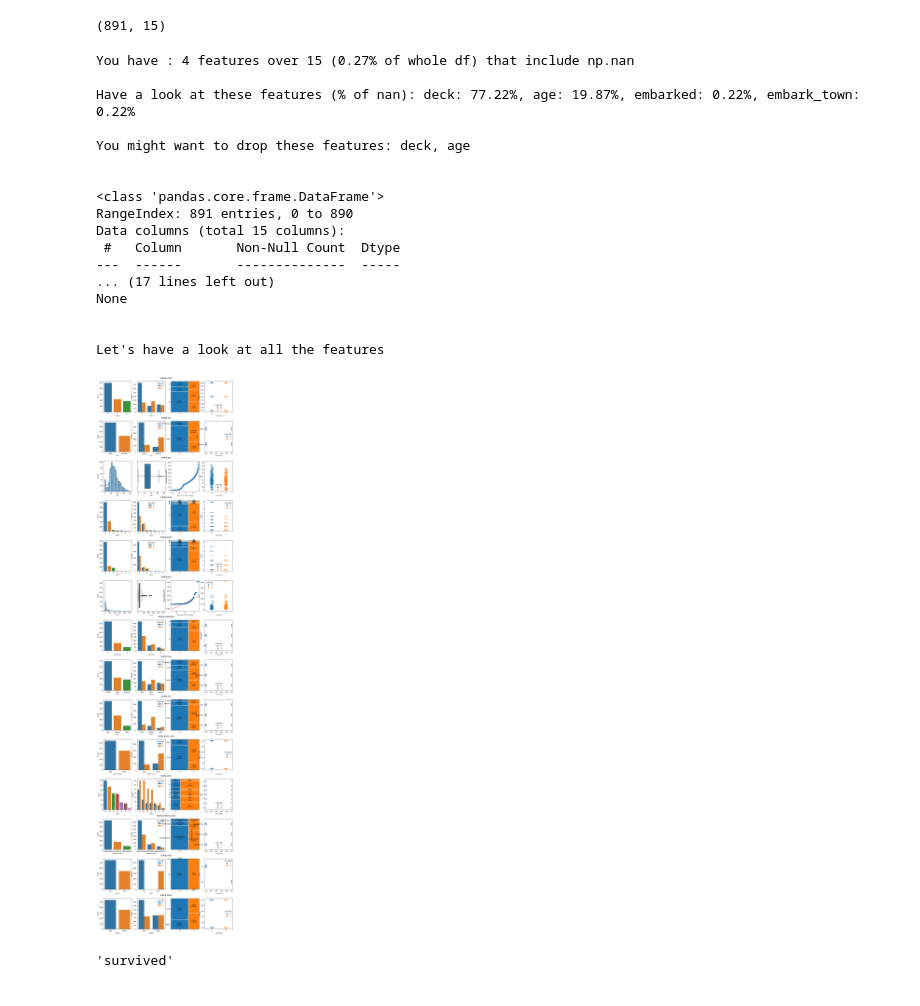
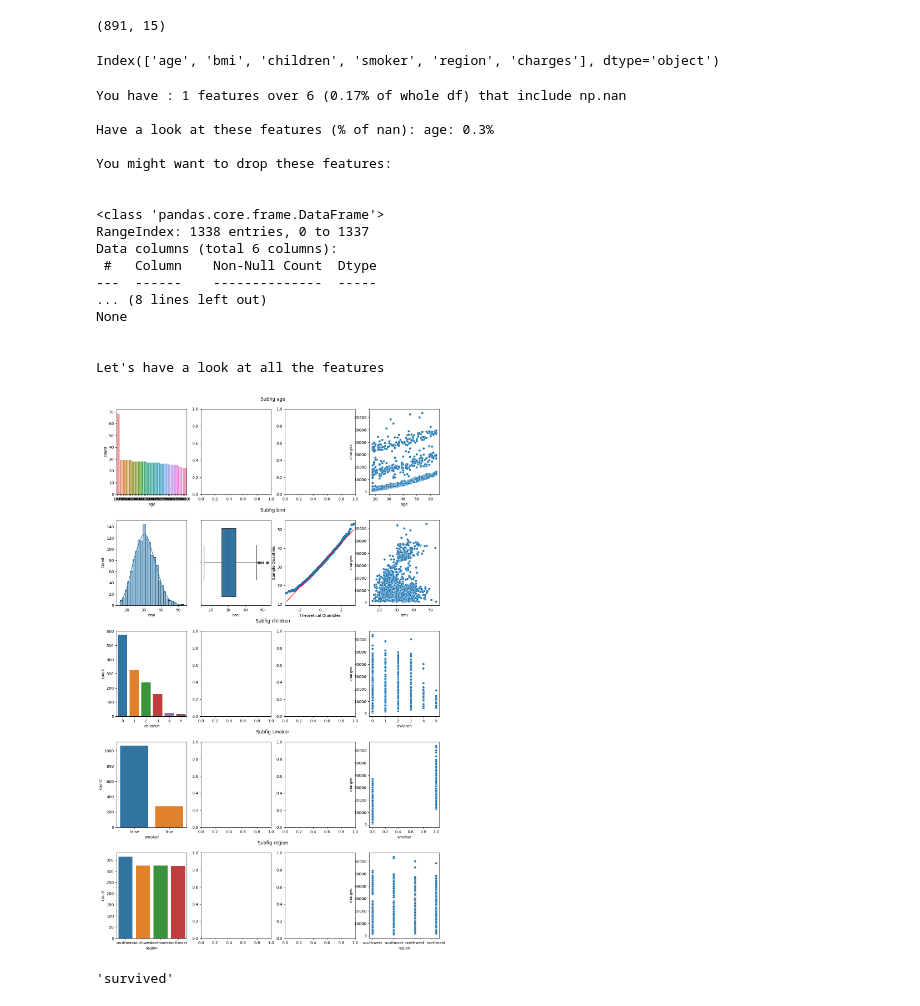
Before and after one commit to CharlesLclrc/my_utils, a Jupyter notebook: notebooks/Useful_stuff.ipynb, the cells around one changed output. Saved outputs shown, nothing was run; the diff lists cells and outputs as text; code cells hidden in the pictures.

Commit message:
change classification

```diff
--- a/notebooks/Useful_stuff.ipynb
+++ b/notebooks/Useful_stuff.ipynb
@@ -170,27 +170,32 @@ df = sns.load_dataset('titanic')
 df.shape
 # %% [output]
 (891, 15)
+# %%
+data = pd.read_csv('data_workflow.csv')
+data.columns
+# %% [output]
+Index(['age', 'bmi', 'children', 'smoker', 'region', 'charges'], dtype='object')
 # %%
-quick_check(df, 'survived')
+quick_check(data, 'charges',classification=False)
 # %% [output]
-You have : 4 features over 15 (0.27% of whole df) that include np.nan
+You have : 1 features over 6 (0.17% of whole df) that include np.nan
 
-Have a look at these features (% of nan): deck: 77.22%, age: 19.87%, embarked: 0.22%, embark_town: 0.22%
+Have a look at these features (% of nan): age: 0.3%
 
-You might want to drop these features: deck, age
+You might want to drop these features:
 
 
 <class 'pandas.core.frame.DataFrame'>
-RangeIndex: 891 entries, 0 to 890
-Data columns (total 15 columns):
- #   Column       Non-Null Count  Dtype
----  ------       --------------  -----
-... (17 lines left out)
+RangeIndex: 1338 entries, 0 to 1337
+Data columns (total 6 columns):
+ #   Column    Non-Null Count  Dtype
+---  ------    --------------  -----
+... (8 lines left out)
 None
 
 
 Let's have a look at all the features
-[figure, old version]
+[figure, new version]
 # %%
 df.survived.name
 # %% [output]
```
Also changed, not shown: parts of 1 cell of this notebook, 1 other file.
